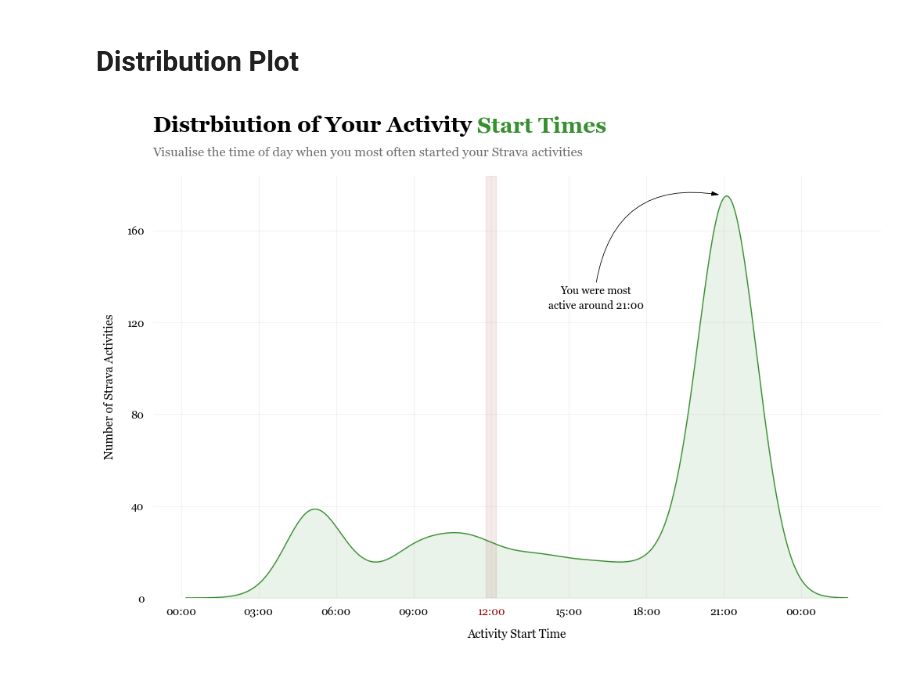
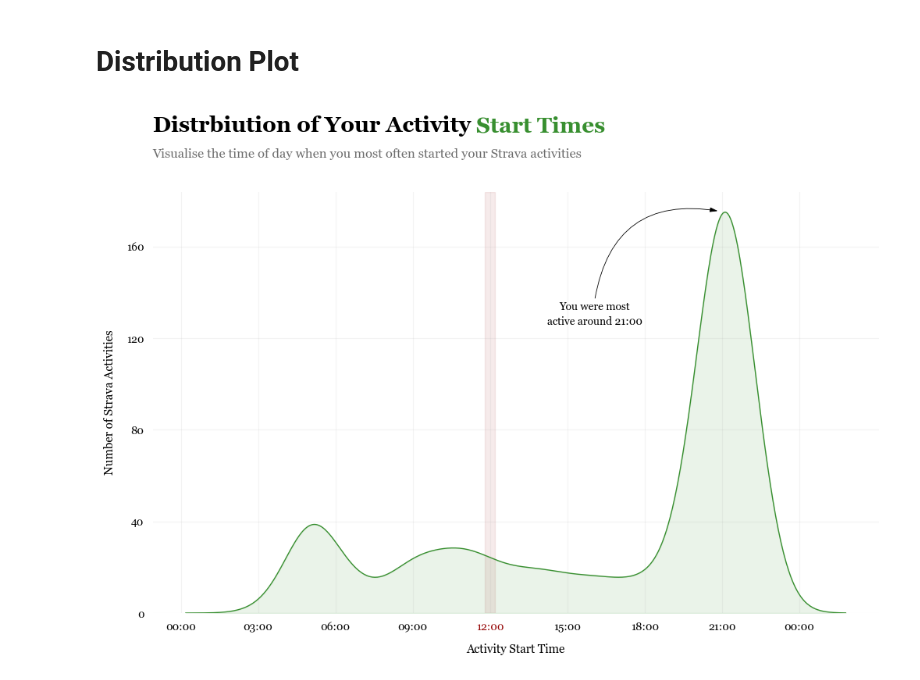
Before and after one commit to anw-g01/strava-data-analysis, a Jupyter notebook: notebooks/activity_start_time_kde.ipynb, the cells around one changed output. Cells and saved outputs as stored; diff of their text form; code cells hidden in the pictures.

```diff
--- a/notebooks/activity_start_time_kde.ipynb
+++ b/notebooks/activity_start_time_kde.ipynb
@@ -147,32 +147,32 @@ ax.text(
     va="center",
     fontsize=10,
     linespacing=1.45
 )
 
 # chart title
-x_value, y_value = 0.125, .99
+x_value, y_value = 0.125, 1.02
 fig_text(
     x=x_value, y=y_value,
     s=f"Distrbiution of Your Activity <Start Times>",
     highlight_textprops=[
         {"color": line_colour, "weight": "bold"},
     ],
     fontsize=20,
     weight="bold"
 )
 
 # chart subtitle
 fig.text(
     x=x_value,
     y=y_value * 0.925,
     s="Visualise the time of day when you most often started your Strava activities",
     size=12,
     color="#6e6e6e"
 )
 
 # save figure as SVG
 plt.savefig("../images/activity_start_time_kde.svg", bbox_inches="tight")
 
 plt.show()
 # %% [output]
-[figure, old version]
+[figure, new version]
```
Also changed, not shown: parts of 1 cell of this notebook, 7 other files.
